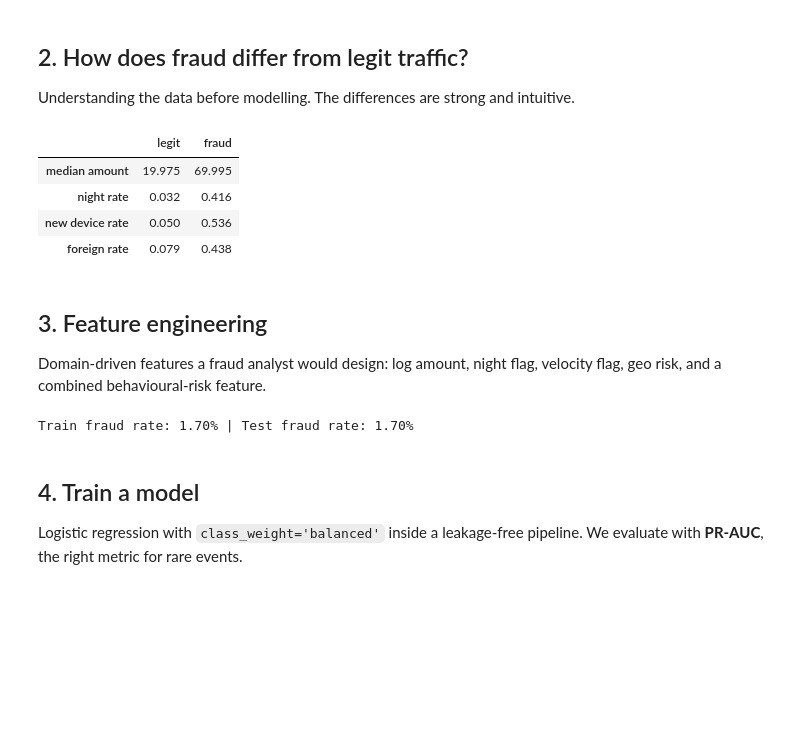
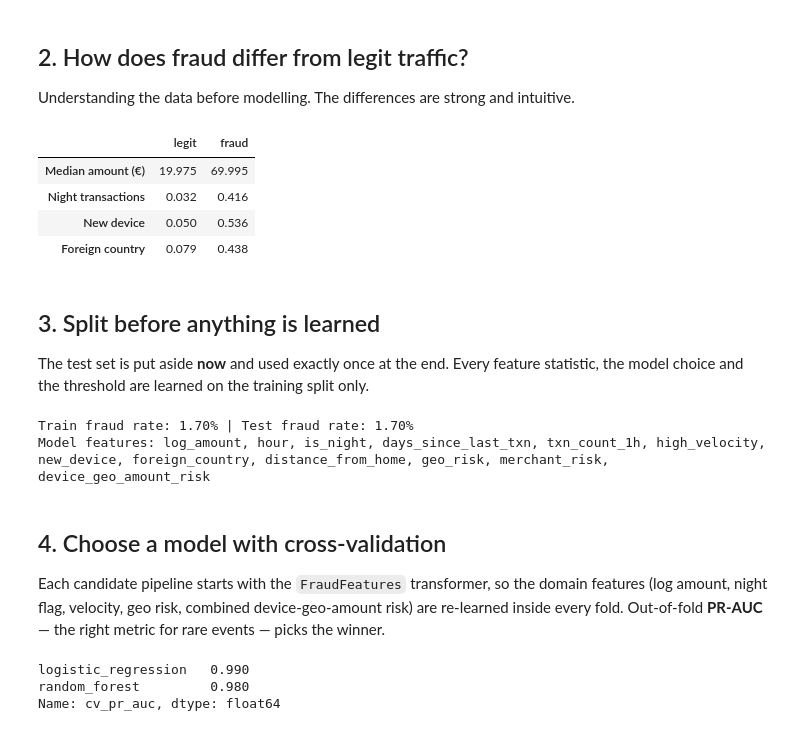
Before and after one commit to Ehsan-Ghoreishi/fraud-detection, a Jupyter notebook: notebooks/fraud_detection_walkthrough.ipynb, the cells around one changed output. Saved outputs shown, nothing was run; the diff lists cells and outputs as text; code cells hidden in the pictures; blank space fills up the shorter version.

```diff
--- a/notebooks/fraud_detection_walkthrough.ipynb
+++ b/notebooks/fraud_detection_walkthrough.ipynb
@@ -41,31 +42,48 @@ df.head()
 ## 2. How does fraud differ from legit traffic?
 
 Understanding the data before modelling. The differences are strong and intuitive.
-# %%
-legit, fraud = df[df.is_fraud==0], df[df.is_fraud==1]
-summary = pd.DataFrame({
-    'legit': [legit.amount.median(), legit.hour.between(0,5).mean(), legit.new_device.mean(), legit.foreign_country.mean()],
-    'fraud': [fraud.amount.median(), fraud.hour.between(0,5).mean(), fraud.new_device.mean(), fraud.foreign_country.mean()],
-}, index=['median amount', 'night rate', 'new device rate', 'foreign rate'])
-summary
-# %% [output]
-|  | legit | fraud |
-| median amount | 19.975 | 69.995 |
-| night rate | 0.032 | 0.416 |
-| new device rate | 0.050 | 0.536 |
-| foreign rate | 0.079 | 0.438 |
-# %% [markdown]
-## 3. Feature engineering
-
-Domain-driven features a fraud analyst would design: log amount, night flag, velocity flag, geo risk, and a combined behavioural-risk feature.
+# %%
+summarise(df)
+# %% [output]
+|  | legit | fraud |
+| Median amount (€) | 19.975 | 69.995 |
+| Night transactions | 0.032 | 0.416 |
+| New device | 0.050 | 0.536 |
+| Foreign country | 0.079 | 0.438 |
+# %% [markdown]
+## 3. Split before anything is learned
+
+The test set is put aside **now** and used exactly once at the end. Every
+feature statistic, the model choice and the threshold are learned on the
+training split only.
 # %%
-df = engineer_features(df)
-X, y = df[FEATURES], df['is_fraud']
-X_train, X_test, y_train, y_test = train_test_split(X, y, test_size=0.25, stratify=y, random_state=42)
-print('Train fraud rate:', f'{y_train.mean():.2%}', '| Test fraud rate:', f'{y_test.mean():.2%}')
+X, y = df[RAW_COLUMNS], df["is_fraud"]
+X_train, X_test, y_train, y_test = train_test_split(
+    X, y, test_size=0.25, stratify=y, random_state=42
+)
+print(f"Train fraud rate: {y_train.mean():.2%} | Test fraud rate: {y_test.mean():.2%}")
+print("Model features:", ", ".join(FEATURES))
 # %% [output]
 Train fraud rate: 1.70% | Test fraud rate: 1.70%
+Model features: log_amount, hour, is_night, days_since_last_txn, txn_count_1h, high_velocity, new_device, foreign_country, distance_from_home, geo_risk, merchant_risk, device_geo_amount_risk
-# %% [markdown]
-## 4. Train a model
-
-Logistic regression with `class_weight='balanced'` inside a leakage-free pipeline. We evaluate with **PR-AUC**, the right metric for rare events.
+# %% [markdown]
+## 4. Choose a model with cross-validation
+
+Each candidate pipeline starts with the `FraudFeatures` transformer, so the
+domain features (log amount, night flag, velocity, geo risk, combined
+device-geo-amount risk) are re-learned inside every fold. Out-of-fold
+**PR-AUC** — the right metric for rare events — picks the winner.
+# %%
+cv = StratifiedKFold(n_splits=5, shuffle=True, random_state=42)
+models = build_models()
+oof = {name: cross_val_predict(m, X_train, y_train, cv=cv,
+                               method="predict_proba")[:, 1]
+       for name, m in models.items()}
+cv_scores = pd.Series({name: average_precision_score(y_train, p)
+                       for name, p in oof.items()}, name="cv_pr_auc")
+best = cv_scores.idxmax()
+cv_scores
+# %% [output]
+logistic_regression   0.990
+random_forest         0.980
+Name: cv_pr_auc, dtype: float64
```
Also changed, not shown: parts of 11 cells of this notebook.
